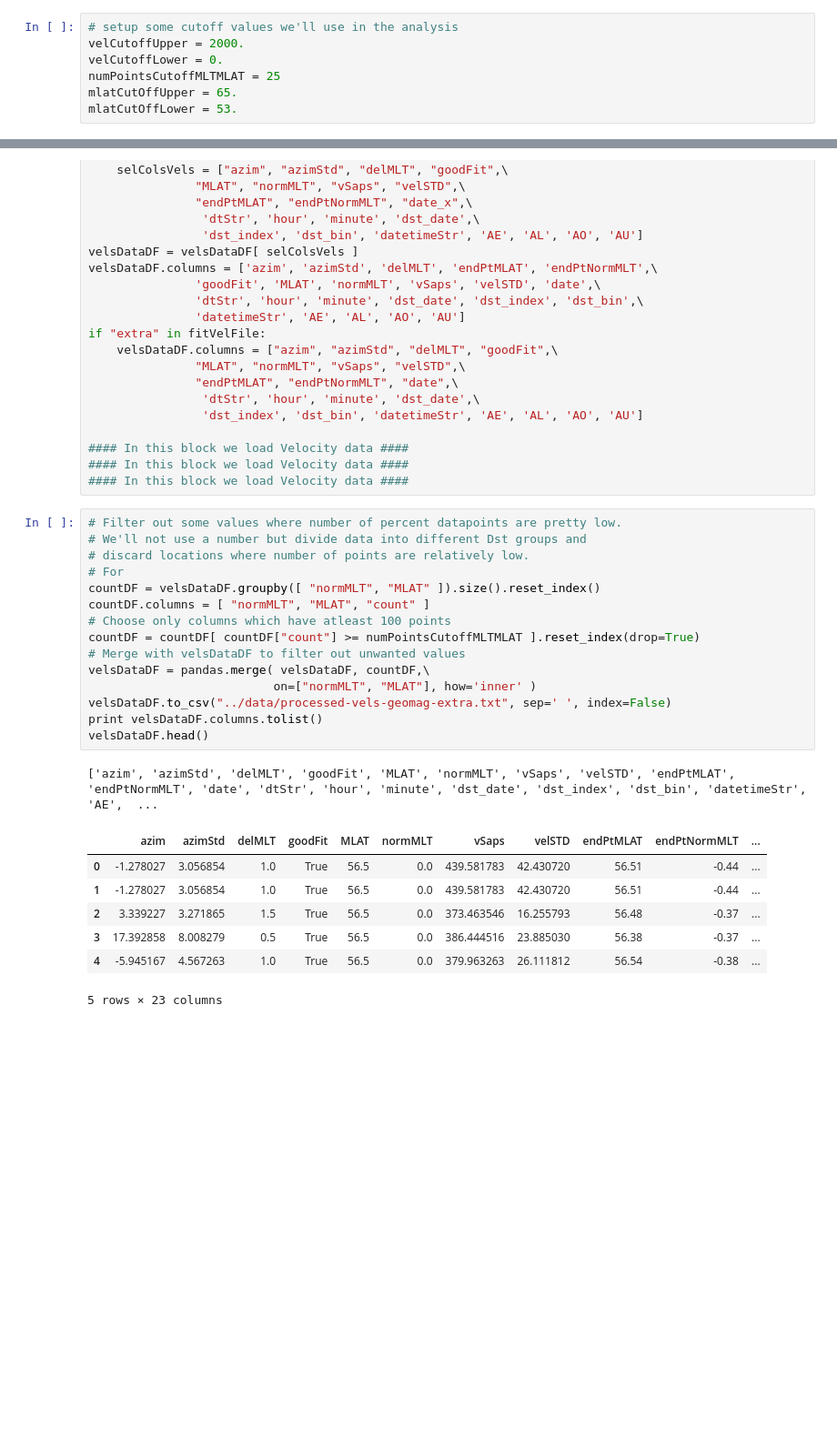
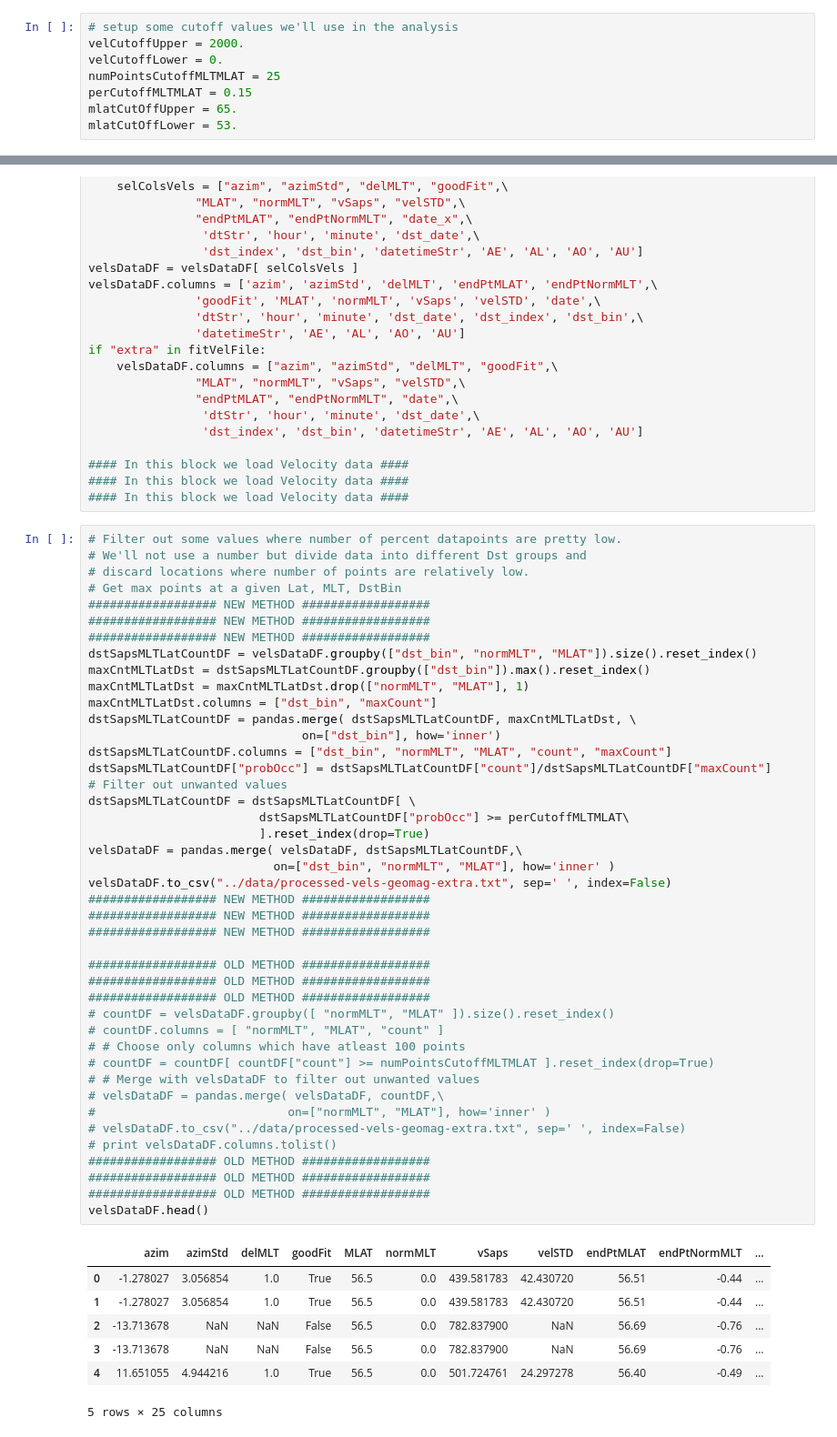
Before and after one commit to bharatreddy/indsvels, a Jupyter notebook: ipy/process-vels.ipynb, the cells around one changed output, grey strips where cells are left out. Shown at 91% size. Saved outputs shown, nothing was run; the diff lists cells and outputs as text; blank space fills up the shorter version.

Commit message:
chk good data locs

```diff
--- a/ipy/process-vels.ipynb
+++ b/ipy/process-vels.ipynb
@@ -18,6 +18,7 @@ from matplotlib import ticker
 velCutoffUpper = 2000.
 velCutoffLower = 0.
 numPointsCutoffMLTMLAT = 25
+perCutoffMLTMLAT = 0.15
 mlatCutOffUpper = 65.
 mlatCutOffLower = 53.
 # %%
@@ -121,24 +122,51 @@ if "extra" in fitVelFile:
 # %%
 # Filter out some values where number of percent datapoints are pretty low.
 # We'll not use a number but divide data into different Dst groups and
 # discard locations where number of points are relatively low.
-# For
-countDF = velsDataDF.groupby([ "normMLT", "MLAT" ]).size().reset_index()
-countDF.columns = [ "normMLT", "MLAT", "count" ]
-# Choose only columns which have atleast 100 points
-countDF = countDF[ countDF["count"] >= numPointsCutoffMLTMLAT ].reset_index(drop=True)
-# Merge with velsDataDF to filter out unwanted values
-velsDataDF = pandas.merge( velsDataDF, countDF,\
-                          on=["normMLT", "MLAT"], how='inner' )
+# Get max points at a given Lat, MLT, DstBin
+################## NEW METHOD ##################
+################## NEW METHOD ##################
+################## NEW METHOD ##################
+dstSapsMLTLatCountDF = velsDataDF.groupby(["dst_bin", "normMLT", "MLAT"]).size().reset_index()
+maxCntMLTLatDst = dstSapsMLTLatCountDF.groupby(["dst_bin"]).max().reset_index()
+maxCntMLTLatDst = maxCntMLTLatDst.drop(["normMLT", "MLAT"], 1)
+maxCntMLTLatDst.columns = ["dst_bin", "maxCount"]
+dstSapsMLTLatCountDF = pandas.merge( dstSapsMLTLatCountDF, maxCntMLTLatDst, \
+                              on=["dst_bin"], how='inner')
+dstSapsMLTLatCountDF.columns = ["dst_bin", "normMLT", "MLAT", "count", "maxCount"]
+dstSapsMLTLatCountDF["probOcc"] = dstSapsMLTLatCountDF["count"]/dstSapsMLTLatCountDF["maxCount"]
+# Filter out unwanted values
+dstSapsMLTLatCountDF = dstSapsMLTLatCountDF[ \
+                        dstSapsMLTLatCountDF["probOcc"] >= perCutoffMLTMLAT\
+                        ].reset_index(drop=True)
+velsDataDF = pandas.merge( velsDataDF, dstSapsMLTLatCountDF,\
+                          on=["dst_bin", "normMLT", "MLAT"], how='inner' )
 velsDataDF.to_csv("../data/processed-vels-geomag-extra.txt", sep=' ', index=False)
-print velsDataDF.columns.tolist()
+################## NEW METHOD ##################
+################## NEW METHOD ##################
+################## NEW METHOD ##################
+
+################## OLD METHOD ##################
+################## OLD METHOD ##################
+################## OLD METHOD ##################
+# countDF = velsDataDF.groupby([ "normMLT", "MLAT" ]).size().reset_index()
+# countDF.columns = [ "normMLT", "MLAT", "count" ]
+# # Choose only columns which have atleast 100 points
+# countDF = countDF[ countDF["count"] >= numPointsCutoffMLTMLAT ].reset_index(drop=True)
+# # Merge with velsDataDF to filter out unwanted values
+# velsDataDF = pandas.merge( velsDataDF, countDF,\
+#                           on=["normMLT", "MLAT"], how='inner' )
+# velsDataDF.to_csv("../data/processed-vels-geomag-extra.txt", sep=' ', index=False)
+# print velsDataDF.columns.tolist()
+################## OLD METHOD ##################
+################## OLD METHOD ##################
+################## OLD METHOD ##################
 velsDataDF.head()
 # %% [output]
+|  | azim | azimStd | delMLT | goodFit | MLAT | normMLT | vSaps | velSTD | endPtMLAT | endPtNormMLT | ... |
+| 0 | -1.278027 | 3.056854 | 1.0 | True | 56.5 | 0.0 | 439.581783 | 42.430720 | 56.51 | -0.44 | ... |
+| 1 | -1.278027 | 3.056854 | 1.0 | True | 56.5 | 0.0 | 439.581783 | 42.430720 | 56.51 | -0.44 | ... |
+| 2 | -13.713678 | NaN | NaN | False | 56.5 | 0.0 | 782.837900 | NaN | 56.69 | -0.76 | ... |
+| 3 | -13.713678 | NaN | NaN | False | 56.5 | 0.0 | 782.837900 | NaN | 56.69 | -0.76 | ... |
+| 4 | 11.651055 | 4.944216 | 1.0 | True | 56.5 | 0.0 | 501.724761 | 24.297278 | 56.40 | -0.49 | ... |
-['azim', 'azimStd', 'delMLT', 'goodFit', 'MLAT', 'normMLT', 'vSaps', 'velSTD', 'endPtMLAT', 'endPtNormMLT', 'date', 'dtStr', 'hour', 'minute', 'dst_date', 'dst_index', 'dst_bin', 'datetimeStr', 'AE',  ...
+5 rows × 25 columns
-|  | azim | azimStd | delMLT | goodFit | MLAT | normMLT | vSaps | velSTD | endPtMLAT | endPtNormMLT | ... |
-| 0 | -1.278027 | 3.056854 | 1.0 | True | 56.5 | 0.0 | 439.581783 | 42.430720 | 56.51 | -0.44 | ... |
-| 1 | -1.278027 | 3.056854 | 1.0 | True | 56.5 | 0.0 | 439.581783 | 42.430720 | 56.51 | -0.44 | ... |
-| 2 | 3.339227 | 3.271865 | 1.5 | True | 56.5 | 0.0 | 373.463546 | 16.255793 | 56.48 | -0.37 | ... |
-| 3 | 17.392858 | 8.008279 | 0.5 | True | 56.5 | 0.0 | 386.444516 | 23.885030 | 56.38 | -0.37 | ... |
-| 4 | -5.945167 | 4.567263 | 1.0 | True | 56.5 | 0.0 | 379.963263 | 26.111812 | 56.54 | -0.38 | ... |
-5 rows × 23 columns
```
Also changed, not shown: 9 other files.
